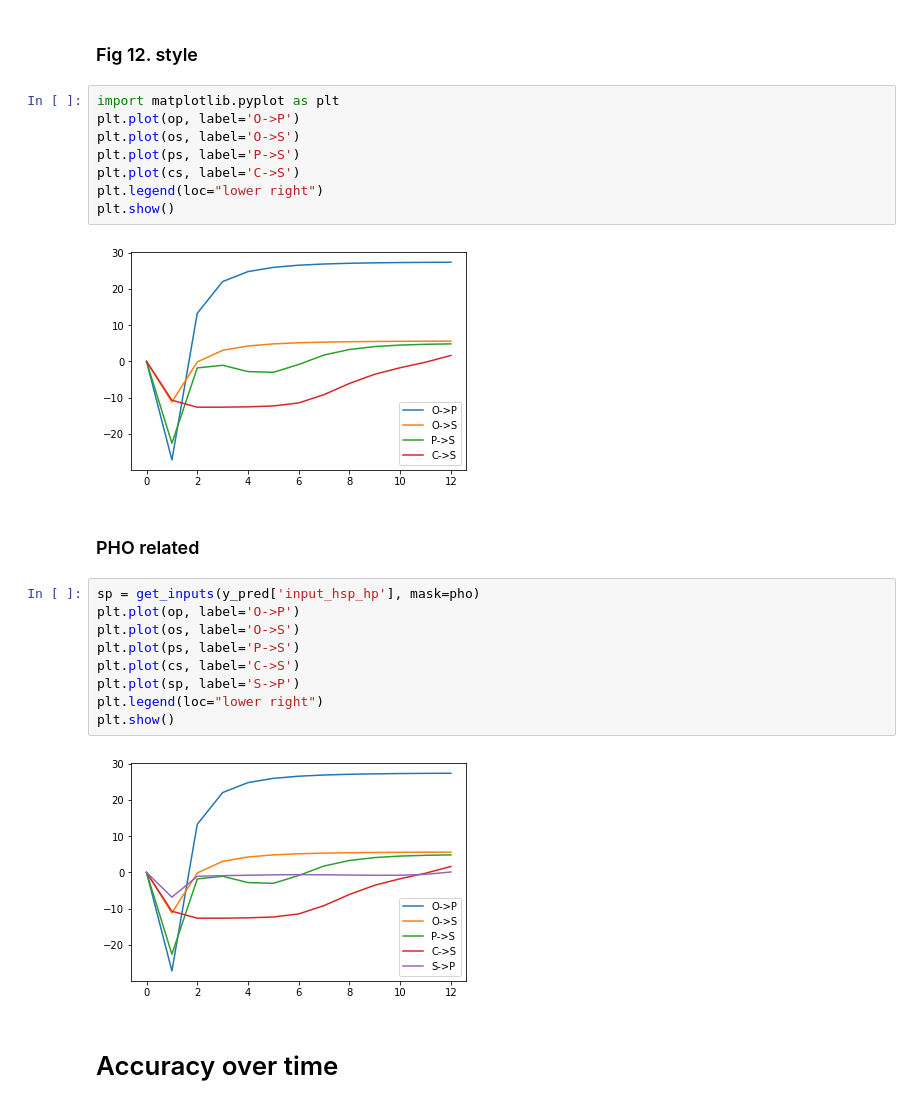
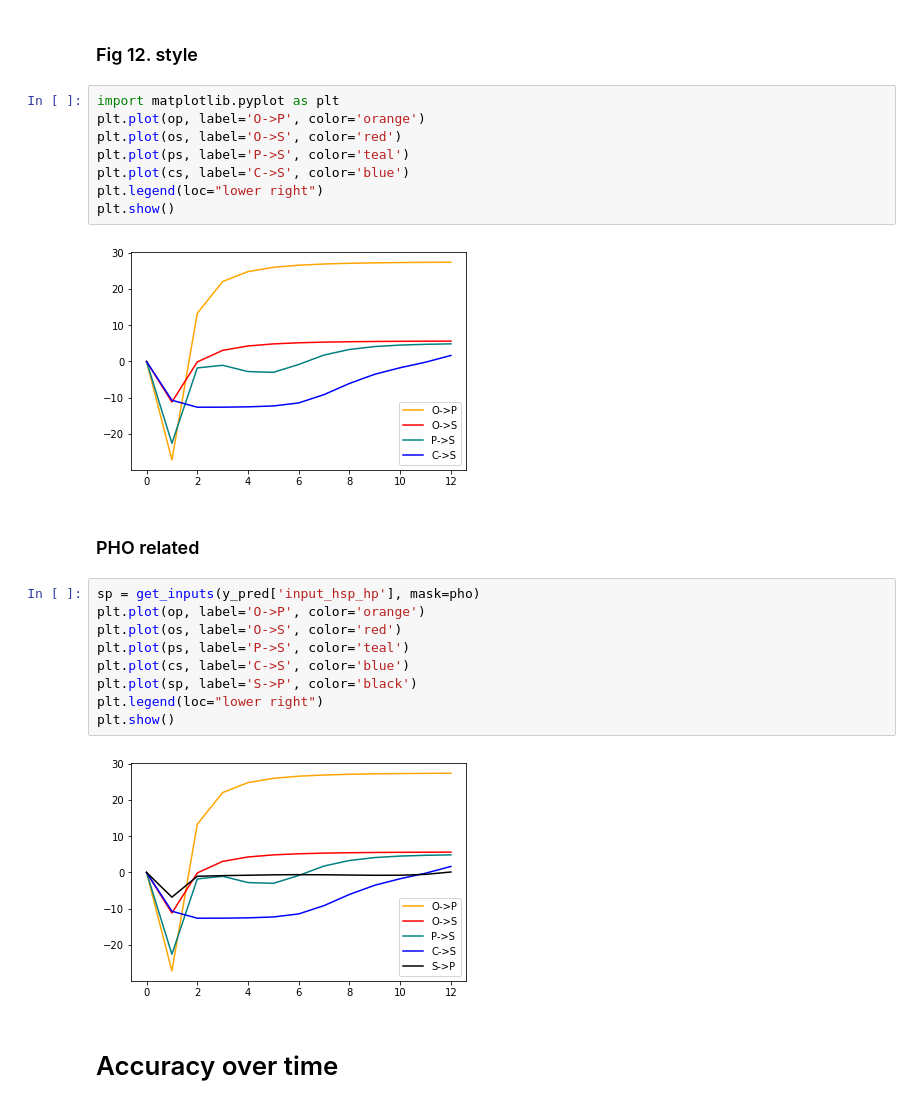
Before and after one commit to JasonLo/triangle_model, a Jupyter notebook: mikenet/examine_model.ipynb, the cells around one changed output. Drawn from its saved outputs; the diff is of its cells as text.

Commit message:
change color to match with TF altair plot

```diff
--- a/mikenet/examine_model.ipynb
+++ b/mikenet/examine_model.ipynb
@@ -129,27 +129,27 @@ cs = get_inputs(y_pred['input_css_cs'], mask=sem)
 ### Fig 12. style
 # %%
 import matplotlib.pyplot as plt
-plt.plot(op, label='O->P')
-plt.plot(os, label='O->S')
-plt.plot(ps, label='P->S')
-plt.plot(cs, label='C->S')
+plt.plot(op, label='O->P', color='orange')
+plt.plot(os, label='O->S', color='red')
+plt.plot(ps, label='P->S', color='teal')
+plt.plot(cs, label='C->S', color='blue')
 plt.legend(loc="lower right")
 plt.show()
 # %% [output]
-[figure, old version]
+[figure, new version]
 # %% [markdown]
 ### PHO related
 # %%
 sp = get_inputs(y_pred['input_hsp_hp'], mask=pho)
-plt.plot(op, label='O->P')
-plt.plot(os, label='O->S')
-plt.plot(ps, label='P->S')
-plt.plot(cs, label='C->S')
-plt.plot(sp, label='S->P')
+plt.plot(op, label='O->P', color='orange')
+plt.plot(os, label='O->S', color='red')
+plt.plot(ps, label='P->S', color='teal')
+plt.plot(cs, label='C->S', color='blue')
+plt.plot(sp, label='S->P', color='black')
 plt.legend(loc="lower right")
 plt.show()
 # %% [output]
-[figure, old version]
+[figure, new version]
 # %% [markdown]
 # Accuracy over time
 # %%
```
Also changed, not shown: parts of 2 cells of this notebook, 1 other file.
